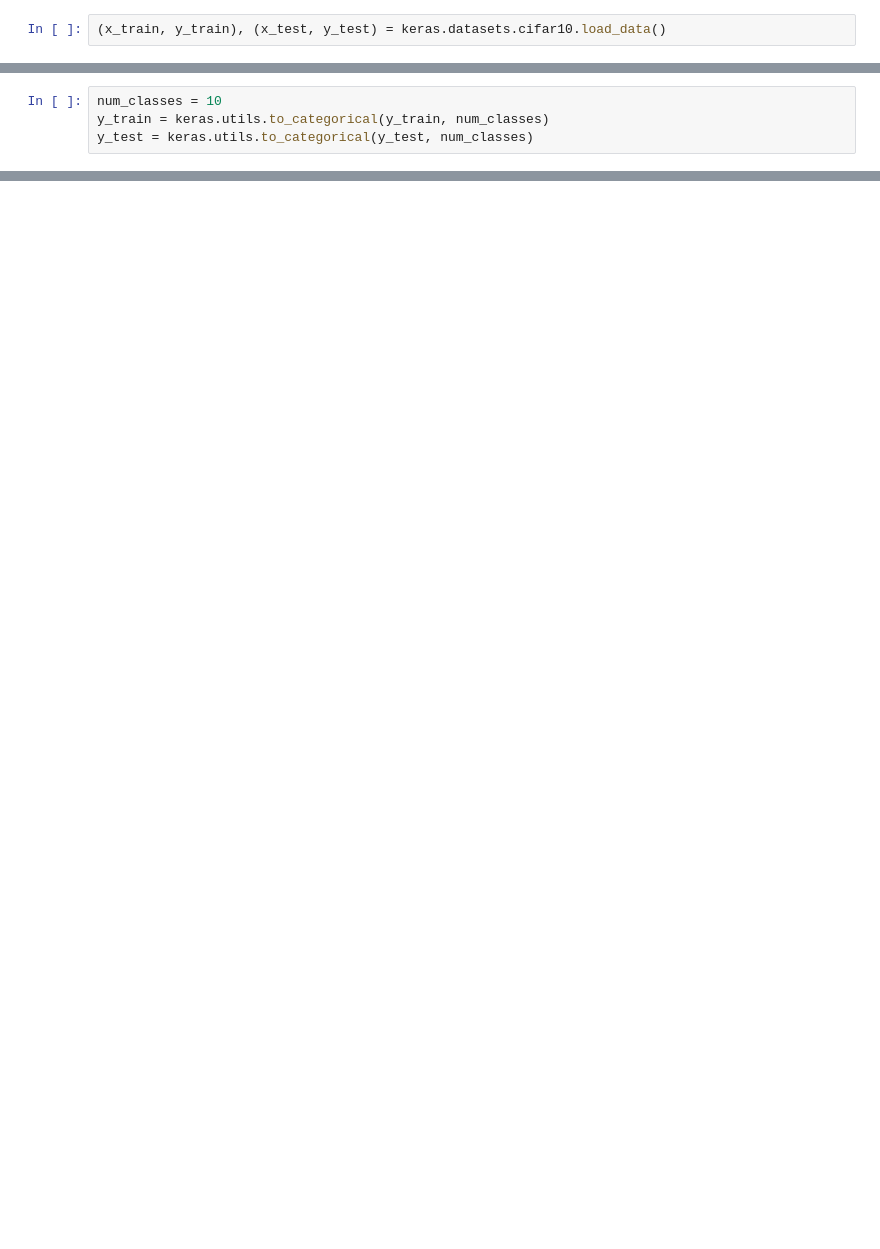
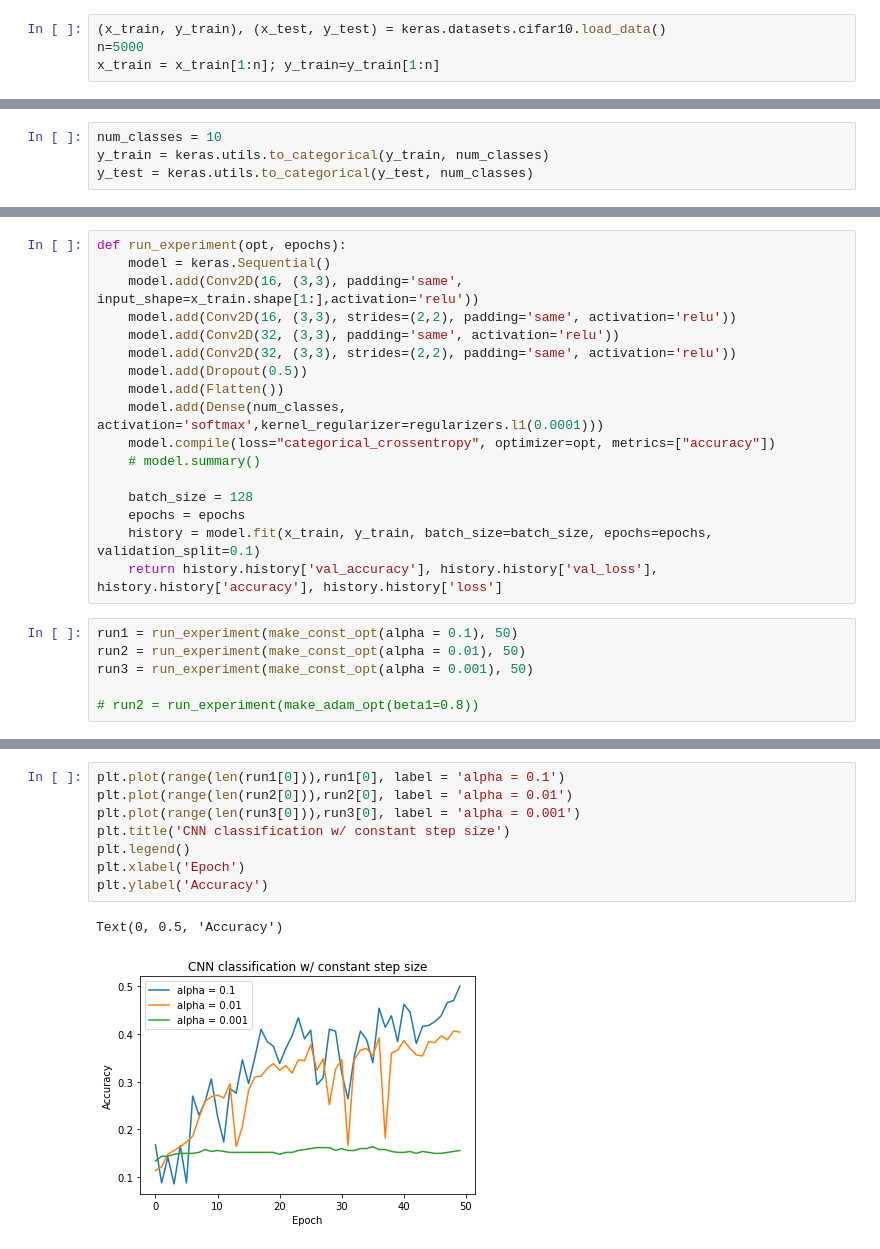
Before and after one commit to daltHub/optimisation_final, a Jupyter notebook: cnn_classifier.ipynb, the cells around one changed output, grey strips where cells are left out. Drawn from its saved outputs; the diff is of its cells as text; blank space fills up the shorter version.

```diff
--- a/cnn_classifier.ipynb
+++ b/cnn_classifier.ipynb
@@ -22,3 +24,5 @@ def make_const_opt(alpha =0.001):
 # x_train = x_train[1:n]; y_train=y_train[1:n]
 # %%
 (x_train, y_train), (x_test, y_test) = keras.datasets.cifar10.load_data()
+n=5000
+x_train = x_train[1:n]; y_train=y_train[1:n]
@@ -72,0 +72,23 @@ ValueError: Input 0 of layer conv2d_7 is incompatible with the layer: : expected
+# %%
+def run_experiment(opt, epochs):
+    model = keras.Sequential()
+    model.add(Conv2D(16, (3,3), padding='same', input_shape=x_train.shape[1:],activation='relu'))
+    model.add(Conv2D(16, (3,3), strides=(2,2), padding='same', activation='relu'))
+    model.add(Conv2D(32, (3,3), padding='same', activation='relu'))
+    model.add(Conv2D(32, (3,3), strides=(2,2), padding='same', activation='relu'))
+    model.add(Dropout(0.5))
+    model.add(Flatten())
+    model.add(Dense(num_classes, activation='softmax',kernel_regularizer=regularizers.l1(0.0001)))
+    model.compile(loss="categorical_crossentropy", optimizer=opt, metrics=["accuracy"])
+    # model.summary()
+
+    batch_size = 128
+    epochs = epochs
+    history = model.fit(x_train, y_train, batch_size=batch_size, epochs=epochs, validation_split=0.1)
+    return history.history['val_accuracy'], history.history['val_loss'], history.history['accuracy'], history.history['loss']
+# %%
+run1 = run_experiment(make_const_opt(alpha = 0.1), 50)
+run2 = run_experiment(make_const_opt(alpha = 0.01), 50)
+run3 = run_experiment(make_const_opt(alpha = 0.001), 50)
+
+# run2 = run_experiment(make_adam_opt(beta1=0.8))
@@ -72,0 +113,11 @@ ValueError: Input 0 of layer conv2d_7 is incompatible with the layer: : expected
+# %%
+plt.plot(range(len(run1[0])),run1[0], label = 'alpha = 0.1')
+plt.plot(range(len(run2[0])),run2[0], label = 'alpha = 0.01')
+plt.plot(range(len(run3[0])),run3[0], label = 'alpha = 0.001')
+plt.title('CNN classification w/ constant step size')
+plt.legend()
+plt.xlabel('Epoch')
+plt.ylabel('Accuracy')
+# %% [output]
+Text(0, 0.5, 'Accuracy')
+[figure, added]
```
Also changed, not shown: parts of 21 cells of this notebook, 5 other files.
